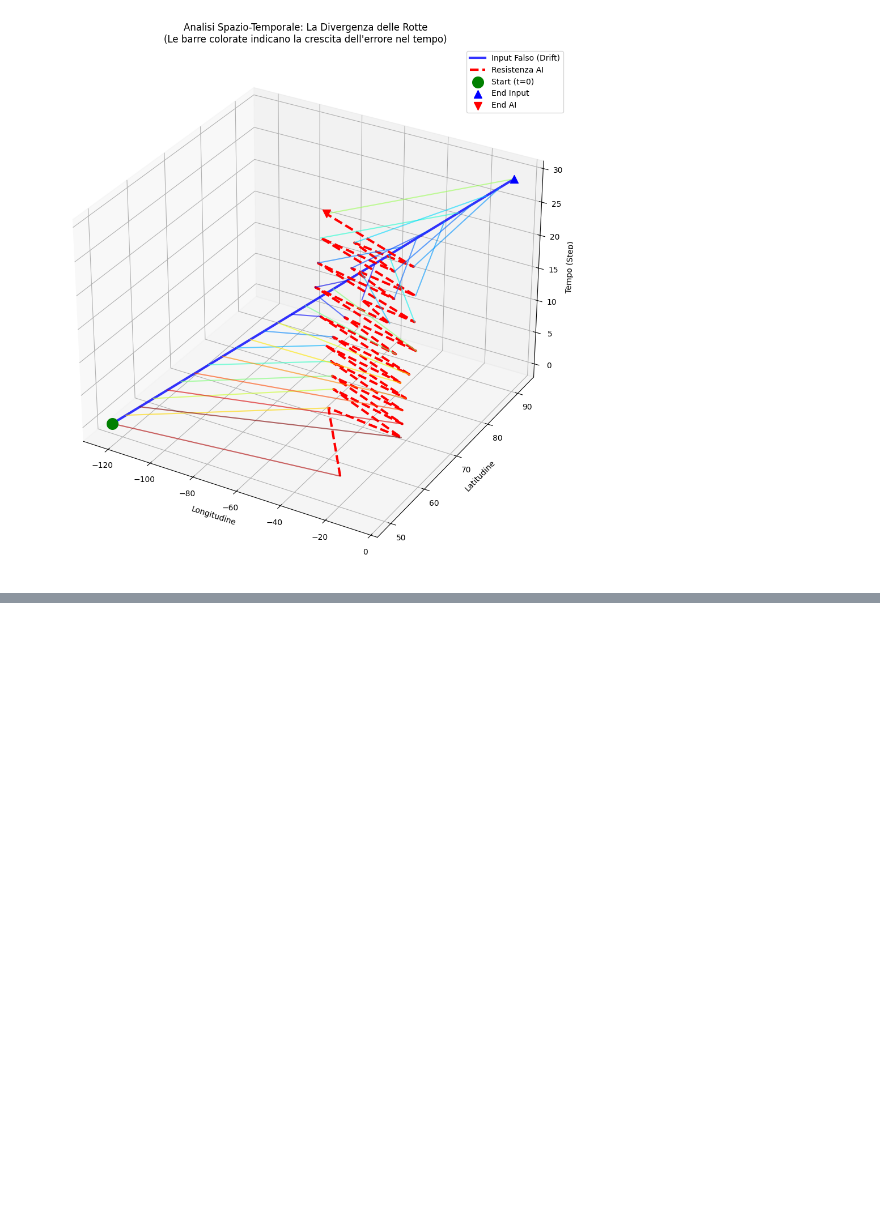
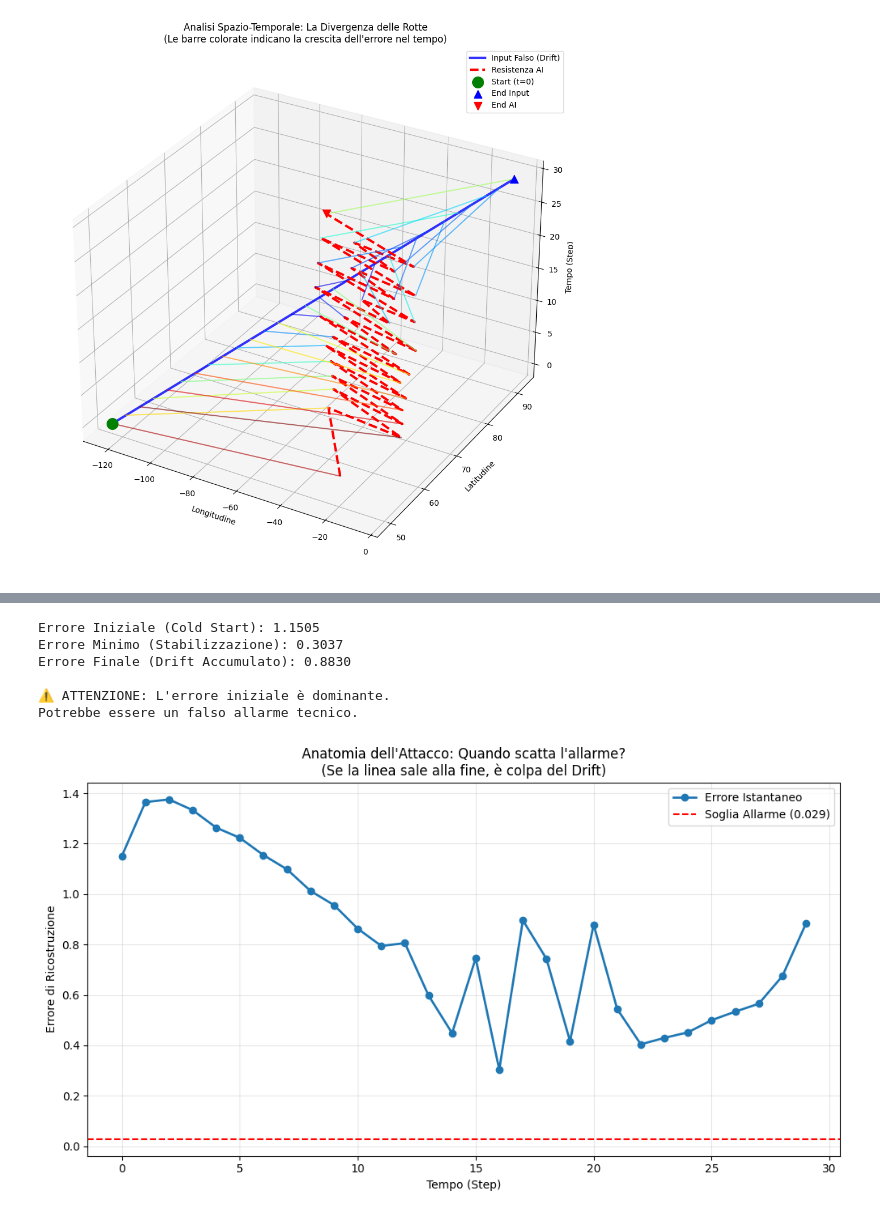
Before and after one commit to LaroccaA/Detecting-Trajectory-Spoofing-Attacks-on-AIS, a Jupyter notebook: Progetto/LSMT/Test_Silent_Drift.ipynb, the cells around one changed output, grey strips where cells are left out. Cells and saved outputs as stored; diff of their text form; code cells hidden in the pictures; blank space fills up the shorter version.

```diff
--- a/Progetto/LSMT/Test_Silent_Drift.ipynb
+++ b/Progetto/LSMT/Test_Silent_Drift.ipynb
@@ -411,0 +406,66 @@ plt.show()
+# %%
+import matplotlib.pyplot as plt
+import numpy as np
+
+# --- ANALISI: CHI HA FATTO SCATTARE L'ALLARME? ---
+
+# 1. Prendiamo un batch e applichiamo l'attacco
+clean_batch, _ = next(test_gen)
+drift_batch = apply_silent_drift_attack(clean_batch, drift_rate=0.15) # Drift medio
+pred_batch = model.predict(drift_batch, verbose=0)
+
+# 2. Selezioniamo una traiettoria (es. la prima)
+idx = 0
+input_traj = drift_batch[idx]
+recon_traj = pred_batch[idx]
+
+# 3. Calcoliamo l'errore PER OGNI STEP (non la media)
+# Usiamo l'errore MAE su tutte le feature per coerenza col training
+# shape: (30, 4) -> media su axis 1 -> (30,)
+errori_per_step = np.mean(np.abs(input_traj - recon_traj), axis=1)
+
+# 4. Calcoliamo la soglia media che avevi trovato prima
+# (Inserisci qui il valore che avevi calcolato, es. 0.029 o 0.12)
+SOGLIA_RILEVAMENTO = 0.029  # Esempio: metti il tuo valore reale
+
+# --- PLOT ---
+plt.figure(figsize=(12, 6))
+
+# Disegna la curva dell'errore
+plt.plot(range(WINDOW_SIZE), errori_per_step, marker='o', linewidth=2, label='Errore Istantaneo')
+
+# Disegna la soglia
+plt.axhline(y=SOGLIA_RILEVAMENTO, color='red', linestyle='--', label=f'Soglia Allarme ({SOGLIA_RILEVAMENTO})')
+
+# Evidenzia le zone
+plt.title(f"Anatomia dell'Attacco: Quando scatta l'allarme?\n(Se la linea sale alla fine, è colpa del Drift)")
+plt.xlabel("Tempo (Step)")
+plt.ylabel("Errore di Ricostruzione")
+plt.grid(True, alpha=0.3)
+plt.legend()
+
+# Analisi testuale automatica
+start_err = errori_per_step[0]
+end_err = errori_per_step[-1]
+min_err = np.min(errori_per_step)
+
+print(f"Errore Iniziale (Cold Start): {start_err:.4f}")
+print(f"Errore Minimo (Stabilizzazione): {min_err:.4f}")
+print(f"Errore Finale (Drift Accumulato): {end_err:.4f}")
+
+if end_err > start_err:
+    print("\n✅ CONFERMATO: L'errore finale è MAGGIORE di quello iniziale.")
+    print("È stato il Drift a far scattare l'allarme, non la partenza a freddo.")
+else:
+    print("\n⚠️ ATTENZIONE: L'errore iniziale è dominante.")
+    print("Potrebbe essere un falso allarme tecnico.")
+
+plt.show()
+# %% [output]
+Errore Iniziale (Cold Start): 1.1505
+Errore Minimo (Stabilizzazione): 0.3037
+Errore Finale (Drift Accumulato): 0.8830
+
+⚠️ ATTENZIONE: L'errore iniziale è dominante.
+Potrebbe essere un falso allarme tecnico.
+[figure, added]
```
Also changed, not shown: parts of 5 cells of this notebook.
